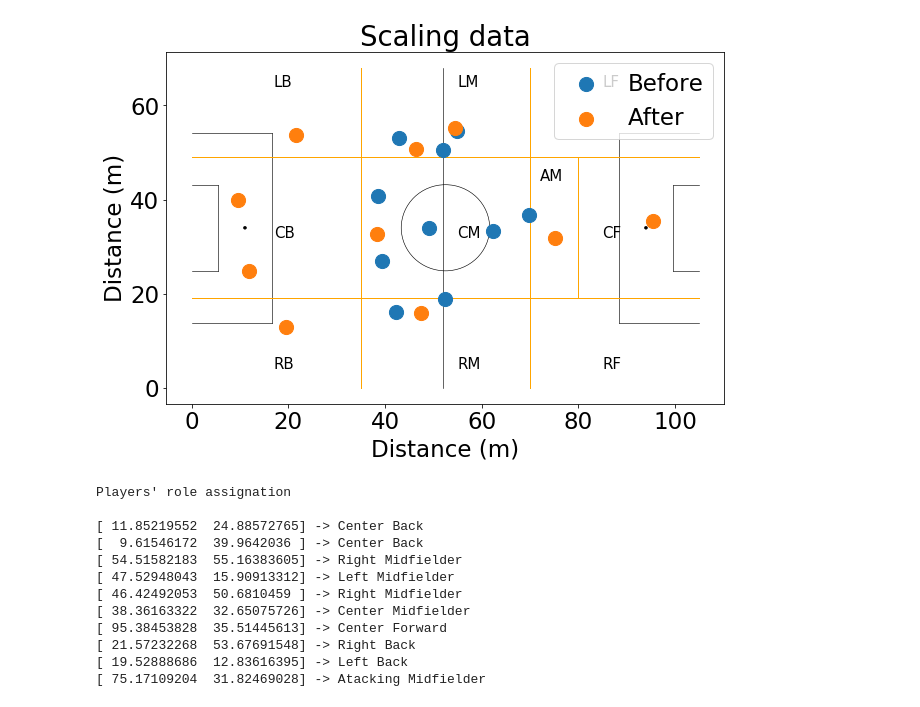
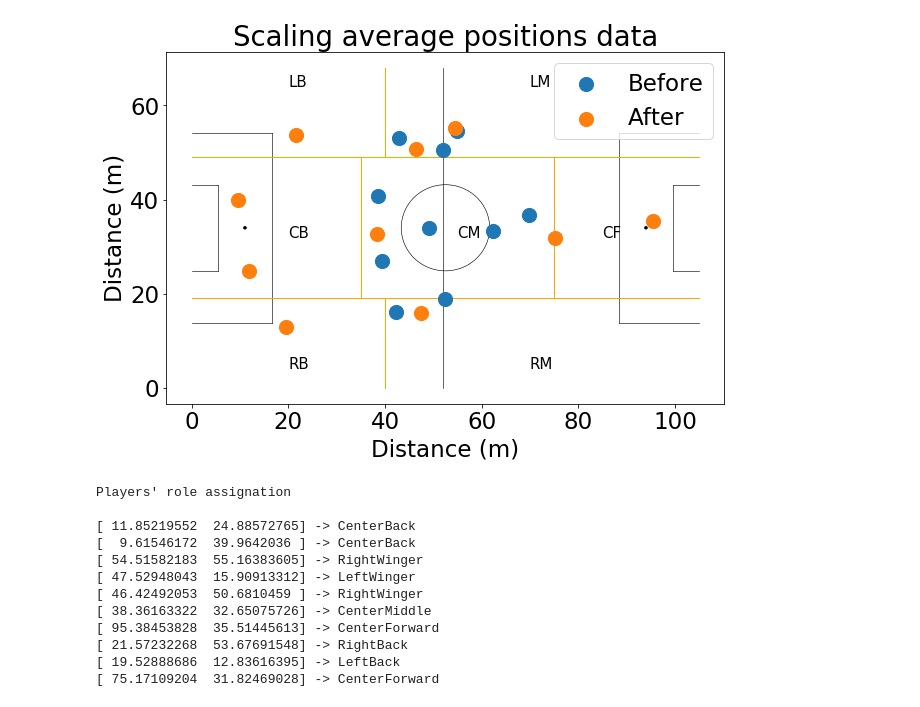
Before and after one commit to anaramirli/predict-soccer-ball-location, a Jupyter notebook: src/scale_roleassign_visualization.ipynb, the cells around one changed output. Saved outputs shown, nothing was run; the diff lists cells and outputs as text; code cells hidden in the pictures.

```diff
--- a/src/scale_roleassign_visualization.ipynb
+++ b/src/scale_roleassign_visualization.ipynb
@@ -4,3 +23,11 @@ In this notebook, we visualize player avrg position (before and after scaling st
+# %%
+role_segment_coord = [[0, 40, 0, 19],    # Left Back
+                      [0, 35, 19, 49],   # Center Back
+                      [0, 40, 49, 68],   # Right Back
+                      [40, 105, 0, 19],  # Left Winger
+                      [35, 75, 19, 49],  # Center Midfielder
+                      [40, 105, 49, 68], # Right Winger
+                      [75, 105, 19, 49]] # Center Forward/Attacking Middle
 # %%
 import numpy as np
 import pandas as pd
@@ -33,10 +60,10 @@ def define_role(x, y, pitch_value, gk_state):
 
     # gk_state==1 := golakeeper
     if gk_state==1:
-        return 10
+        return 7
     else:
-        for pitch_i in range(0,10):
-            if x>=pitch_value[pitch_i][0] and x<=pitch_value[pitch_i][1] and y>=pitch_value[pitch_i][2] and y<=pitch_value[pitch_i][3]:
+        for pitch_i in range(0,7):
+            if x>=pitch_value[pitch_i][0] and x<pitch_value[pitch_i][1] and y>=pitch_value[pitch_i][2] and y<pitch_value[pitch_i][3]:
                 return pitch_i
     return -1
 # %%
@@ -93,78 +120,65 @@ ax.add_line(mlines.Line2D((99.5, 99.5), (24.84, 43.16), color='black', linewidth
 
 
 # role division
-ax.add_line(mlines.Line2D((35, 35), (0, 68), color='orange', linewidth=1, zorder=1))
+
+ax.add_line(mlines.Line2D((35, 35), (19, 49), color='orange', linewidth=1, zorder=1))
+ax.add_line(mlines.Line2D((40, 40), (0, 19), color='orange', linewidth=1, zorder=1))
+ax.add_line(mlines.Line2D((40, 40), (49, 68), color='orange', linewidth=1, zorder=1))
+ax.add_line(mlines.Line2D((75, 75), (19, 49), color='orange', linewidth=1, zorder=1))
 ax.add_line(mlines.Line2D((0, 105), (19, 19), color='orange', linewidth=1, zorder=1))
 ax.add_line(mlines.Line2D((0, 105), (49, 49), color='orange', linewidth=1, zorder=1))
-ax.add_line(mlines.Line2D((70, 70), (0, 68), color='orange', linewidth=1, zorder=1))
-ax.add_line(mlines.Line2D((80, 80), (19, 49), color='orange', linewidth=1, zorder=1))
 
 
 
 
-ax.text(17, 64, 'LB', fontsize=15)
-ax.text(17, 32, 'CB', fontsize=15)
-ax.text(17, 4,  'RB', fontsize=15)
 
-ax.text(55, 64, 'LM', fontsize=15)
+ax.text(20, 64, 'LB', fontsize=15)
+ax.text(20, 32, 'CB', fontsize=15)
+ax.text(20, 4,  'RB', fontsize=15)
+
+ax.text(70, 64, 'LM', fontsize=15)
 ax.text(55, 32, 'CM', fontsize=15)
-ax.text(72, 44, 'AM', fontsize=15)
-ax.text(55, 4,  'RM', fontsize=15)
+ax.text(70, 4,  'RM', fontsize=15)
 
 
-ax.text(85, 64, 'LF', fontsize=15)
+
 ax.text(85, 32, 'CF', fontsize=15)
-ax.text(85, 4,  'RF', fontsize=15)
 
-plt.title('Scaling data')
+
+plt.title('Scaling average positions data')
 plt.scatter(avrg_pos[:,0],avrg_pos[:,1], label='Before', s=size, zorder=2)
 
 
 
 # find standard deviation of avrg pos data
 stdX = np.std(avrg_pos[:,0])
 stdY = np.std(avrg_pos[:,1])
 
 # sclaing
 avrg_pos[:,0] = scale_linear_data(avrg_pos[:,0], 105, 0, stdX)
 avrg_pos[:,1] = scale_linear_data(avrg_pos[:,1], 68, 0, stdY)
 
 
 plt.scatter(avrg_pos[:,0],avrg_pos[:,1], label='After', s=size, zorder=2)
 plt.legend(loc=1)
 plt.show()
 
 
-# pitch position index - 0:LB, 1:CB, 2:RB, 3:LM, 4:CM, 5:RM, 6:AM, 7:LF, 8:CF, 9:RF
-pitch_positions = [[0, 35, 0, 19],   # Left Back
-                   [0, 35, 19, 49],  # Left Back
-                   [0, 35, 49, 68],  # Right Back
-                   [35, 70, 0, 19],  # Left Midfielder
-                   [35, 70, 19, 49], # Center Midfielder
-                   [35, 70, 49, 68], # Right Midfielder
-                   [70, 80, 19, 49], # Atacking Midfielder
-                   [70, 105, 0, 19], # Left Forward
-                   [80, 105, 19, 49],# Center Forward
-                   [70, 105, 49, 68]]# Right Forward
-
-role_dict = {0:'Left Back',1:'Center Back', 2:'Right Back', 3:'Left Midfielder', 4:'Center Midfielder',
-             5:'Right Midfielder', 6:'Atacking Midfielder', 7:'Left Forward', 8:'Center Forward', 9:'Right Forward'}
-
 print("Players' role assignation\n")
 for player in avrg_pos:
-    role = define_role(player[0],player[1],pitch_positions, 0)
+    role = define_role(player[0],player[1], role_segment_coord, 0)
     print(str(player) + " -> " + role_dict[role])
 # %% [output]
-[figure, old version]
+[figure, new version]
 Players' role assignation
 
-[ 11.85219552  24.88572765] -> Center Back
-[  9.61546172  39.9642036 ] -> Center Back
-[ 54.51582183  55.16383605] -> Right Midfielder
-[ 47.52948043  15.90913312] -> Left Midfielder
-[ 46.42492053  50.6810459 ] -> Right Midfielder
-[ 38.36163322  32.65075726] -> Center Midfielder
-[ 95.38453828  35.51445613] -> Center Forward
-[ 21.57232268  53.67691548] -> Right Back
-[ 19.52888686  12.83616395] -> Left Back
-[ 75.17109204  31.82469028] -> Atacking Midfielder
+[ 11.85219552  24.88572765] -> CenterBack
+[  9.61546172  39.9642036 ] -> CenterBack
+[ 54.51582183  55.16383605] -> RightWinger
+[ 47.52948043  15.90913312] -> LeftWinger
+[ 46.42492053  50.6810459 ] -> RightWinger
+[ 38.36163322  32.65075726] -> CenterMiddle
+[ 95.38453828  35.51445613] -> CenterForward
+[ 21.57232268  53.67691548] -> RightBack
+[ 19.52888686  12.83616395] -> LeftBack
+[ 75.17109204  31.82469028] -> CenterForward
```
Also changed, not shown: parts of 5 cells of this notebook, 3 other files.
